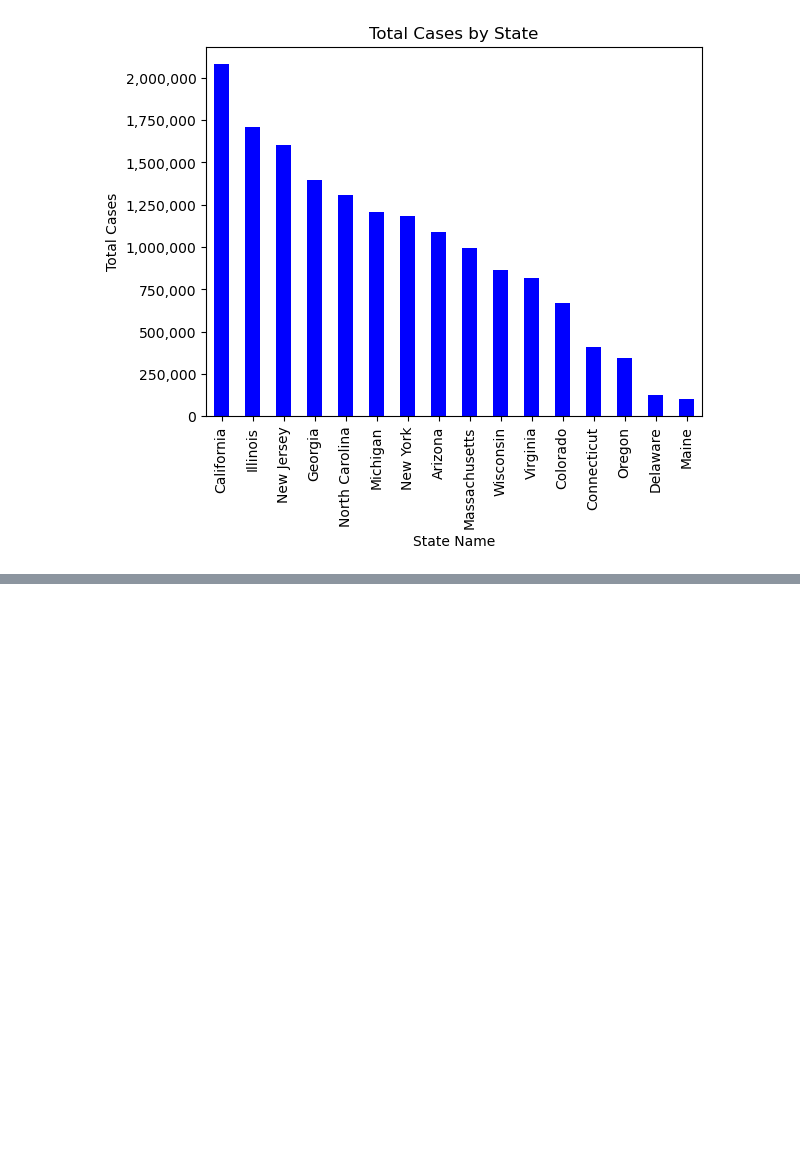
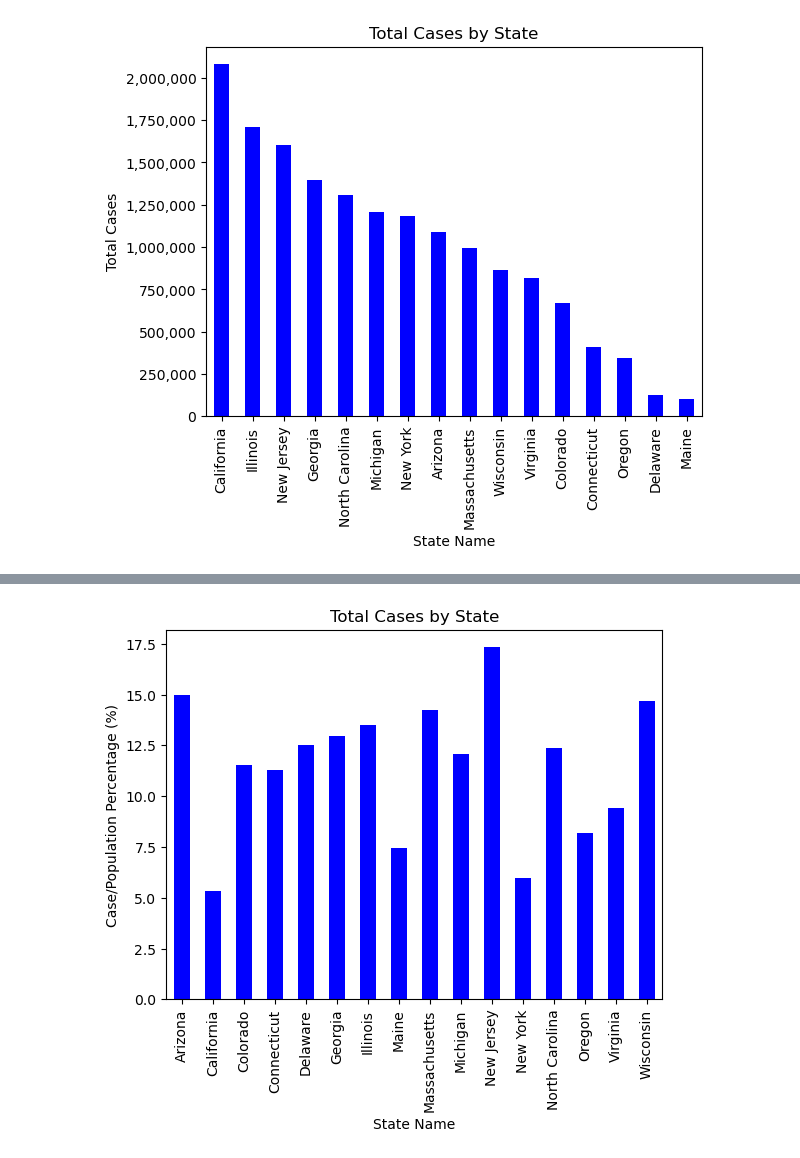
Before and after one commit to laurajanefaulds/project1, a Jupyter notebook: covid_data.ipynb, the cells around one changed output, grey strips where cells are left out. Saved outputs shown, nothing was run; the diff lists cells and outputs as text; code cells hidden in the pictures; blank space fills up the shorter version.

```diff
--- a/covid_data.ipynb
+++ b/covid_data.ipynb
@@ -316,0 +398,7 @@ plt.show()
+# %%
+blue_pop_state_df = pop_state_df[pop_state_df["State Color"]=="Blue"]
+
+blue_case_pop_pct = 100 * (blue_pop_state_df["Blue Cases"])/(blue_pop_state_df["State Population"])
+
+blue_pop_state_df["Case/Population Percentage"] = blue_case_pop_pct
+blue_pop_state_df
@@ -316,0 +424,11 @@ plt.show()
+# %%
+blue_pop_state = blue_pop_state_df.groupby("State Name").mean()["Case/Population Percentage"]
+
+blue_pop_state.plot(kind = "bar",
+                    xlabel="State Name",
+                    ylabel="Case/Population Percentage (%)",
+                     title="Total Cases by State",
+                    color="b")
+plt.show()
+# %% [output]
+[figure, added]
```
Also changed, not shown: parts of 11 cells of this notebook, 1 other file.
